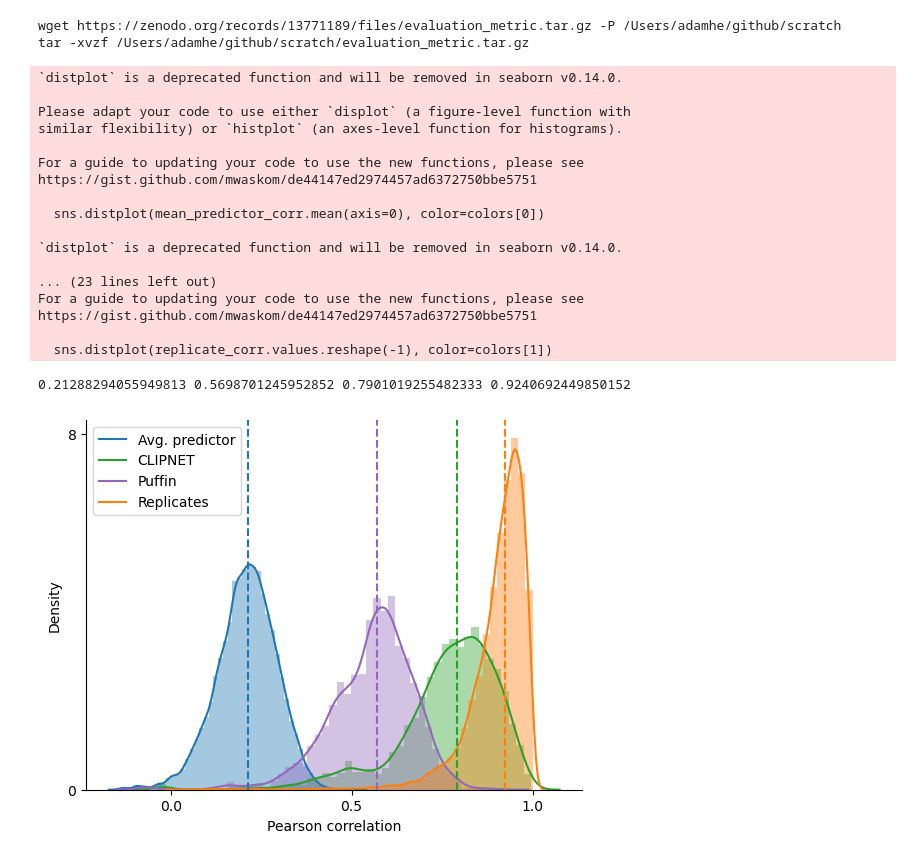
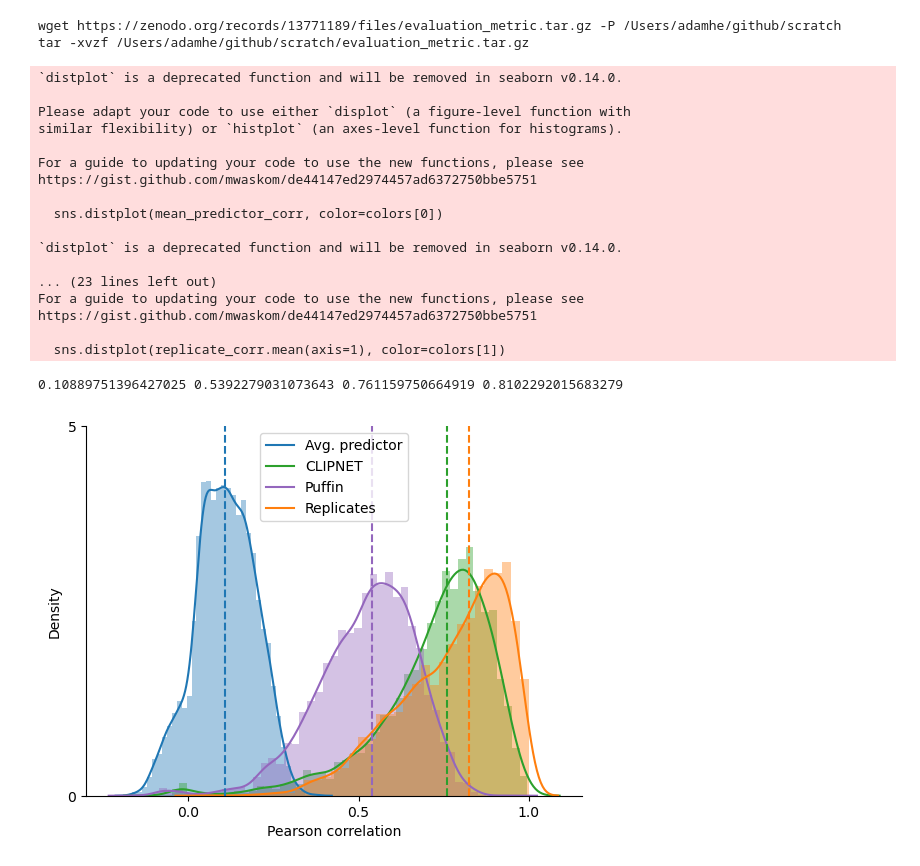
Before and after one commit to Danko-Lab/clipnet_paper, a Jupyter notebook: clipnet_evaluation/evaluation_plots.ipynb, the cells around one changed output. Saved outputs shown, nothing was run; the diff lists cells and outputs as text; code cells hidden in the pictures.

```diff
--- a/clipnet_evaluation/evaluation_plots.ipynb
+++ b/clipnet_evaluation/evaluation_plots.ipynb
@@ -67,36 +67,34 @@ replicate_corr = pd.read_csv(
     os.path.join(SCRATCH, "evaluation_metric/replicate_pearsons.csv.gz"), index_col=0,
 )
 
+# Load profile pearsons
+clipnet_pearson = h5py.File(
+    os.path.join(SCRATCH, "evaluation_metric/merged_performance_0.h5")
+)["track_pearson"][:]
+puffin = pd.read_csv(
+    os.path.join(SCRATCH, "evaluation_metric/puffin_clipnet_test_profile_corr.csv.gz"), index_col=0
+)
+
 # Load model predictions
 clipnet = h5py.File(
-    os.path.join(SCRATCH, "evaluation_metric/fixed_uniq_windows_clipnet_test_perf.h5")
-)["track_pearson"][:]
-puffin = pd.read_csv(
-    os.path.join(SCRATCH, "evaluation_metric/puffin_clipnet_test_perf.csv.gz"), header=None
+    os.path.join(SCRATCH, "evaluation_metric/merged_prediction_0.h5")
 )
 
 # Load quantity predictions
-clipnet_quantity = h5py.File(
-    os.path.join(SCRATCH, "evaluation_metric/clipnet_test_predictions.h5")
-)["quantity"]
 merged_quantity = pd.read_csv(
     os.path.join(SCRATCH, "evaluation_metric/merged_procap_0.csv.gz"), index_col=0, header=None
 ).to_numpy()[:, np.r_[250:750, 1250:1750]].sum(axis=1)
 
 log_quantity = pd.DataFrame(
     {
-        "clipnet": np.log10(clipnet_quantity[:, 0]),
+        "clipnet": np.log10(clipnet["quantity"][:, 0]),
         "expt": np.log10(merged_quantity),
     }
 )
 
 # Load TSS predictions
-clipnet_tss_pl = h5py.File(
-    os.path.join(SCRATCH, "evaluation_metric/clipnet_test_predictions.h5")
-)["track"][:, :500].argmax(axis=1)
-clipnet_tss_mn = h5py.File(
-    os.path.join(SCRATCH, "evaluation_metric/clipnet_test_predictions.h5")
-)["track"][:, 500:].argmax(axis=1)
+clipnet_tss_pl = clipnet["track"][:, :500].argmax(axis=1)
+clipnet_tss_mn = clipnet["track"][:, 500:].argmax(axis=1)
 merged_tss_pl = pd.read_csv(
     os.path.join(SCRATCH, "evaluation_metric/merged_procap_0.csv.gz"), index_col=0, header=None
 ).to_numpy()[:, 250:750].argmax(axis=1)
@@ -114,50 +112,50 @@ tss = pd.DataFrame(
 # Plot pdf of predicted vs observed pearson correlations
 
 fig, d = plt.subplots()
-sns.distplot(mean_predictor_corr.mean(axis=0), color=colors[0])
-sns.distplot(clipnet, color=colors[2])
+sns.distplot(mean_predictor_corr, color=colors[0])
+sns.distplot(clipnet_pearson, color=colors[2])
 sns.distplot(puffin, color=colors[4])
-sns.distplot(replicate_corr.values.reshape(-1), color=colors[1])
+sns.distplot(replicate_corr.mean(axis=1), color=colors[1])
 plt.axvline(np.nanmedian(mean_predictor_corr), 0, 1, color=colors[0], linestyle="--")
 plt.axvline(np.nanmedian(replicate_corr), 0, 1, color=colors[1], linestyle="--")
-plt.axvline(np.nanmedian(clipnet), 0, 1, color=colors[2], linestyle="--")
+plt.axvline(np.nanmedian(clipnet_pearson), 0, 1, color=colors[2], linestyle="--")
 plt.axvline(np.nanmedian(puffin), 0, 1, color=colors[4], linestyle="--")
-d.set_yticks([0, 8])
+d.set_yticks([0, 5])
 #d.set_yticklabels(["", ""])
 d.set_xticks([0, 0.5, 1])
 #d.set_xticklabels(["", "", ""])
 d.set_ylabel("Density")
 d.set_xlabel("Pearson correlation")
 plt.legend(["Avg. predictor", "CLIPNET", "Puffin", "Replicates"])
 sns.despine()
 plt.savefig("img/pearson_kde.pdf")
 
 print(
     np.nanmedian(mean_predictor_corr),
     np.nanmedian(puffin),
-    np.nanmedian(clipnet),
-    np.nanmedian(replicate_corr)
+    np.nanmedian(clipnet_pearson),
+    np.nanmedian(replicate_corr.mean(axis=1))
 )
 # %% [output]
 `distplot` is a deprecated function and will be removed in seaborn v0.14.0.
 
 Please adapt your code to use either `displot` (a figure-level function with
 similar flexibility) or `histplot` (an axes-level function for histograms).
 
 For a guide to updating your code to use the new functions, please see
 https://gist.github.com/mwaskom/de44147ed2974457ad6372750bbe5751
 
-  sns.distplot(mean_predictor_corr.mean(axis=0), color=colors[0])
+  sns.distplot(mean_predictor_corr, color=colors[0])
 
 `distplot` is a deprecated function and will be removed in seaborn v0.14.0.
 
 ... (23 lines left out)
 For a guide to updating your code to use the new functions, please see
 https://gist.github.com/mwaskom/de44147ed2974457ad6372750bbe5751
 
-  sns.distplot(replicate_corr.values.reshape(-1), color=colors[1])
+  sns.distplot(replicate_corr.mean(axis=1), color=colors[1])
-0.21288294055949813 0.5698701245952852 0.7901019255482333 0.9240692449850152
+0.10889751396427025 0.5392279031073643 0.761159750664919 0.8102292015683279
-[figure, old version]
+[figure, new version]
 # %%
 # Plot cdfs of pearson correlations (not used in paper, but here for completion's sake)
 
```
Also changed, not shown: parts of 4 cells of this notebook, 14 other files.
